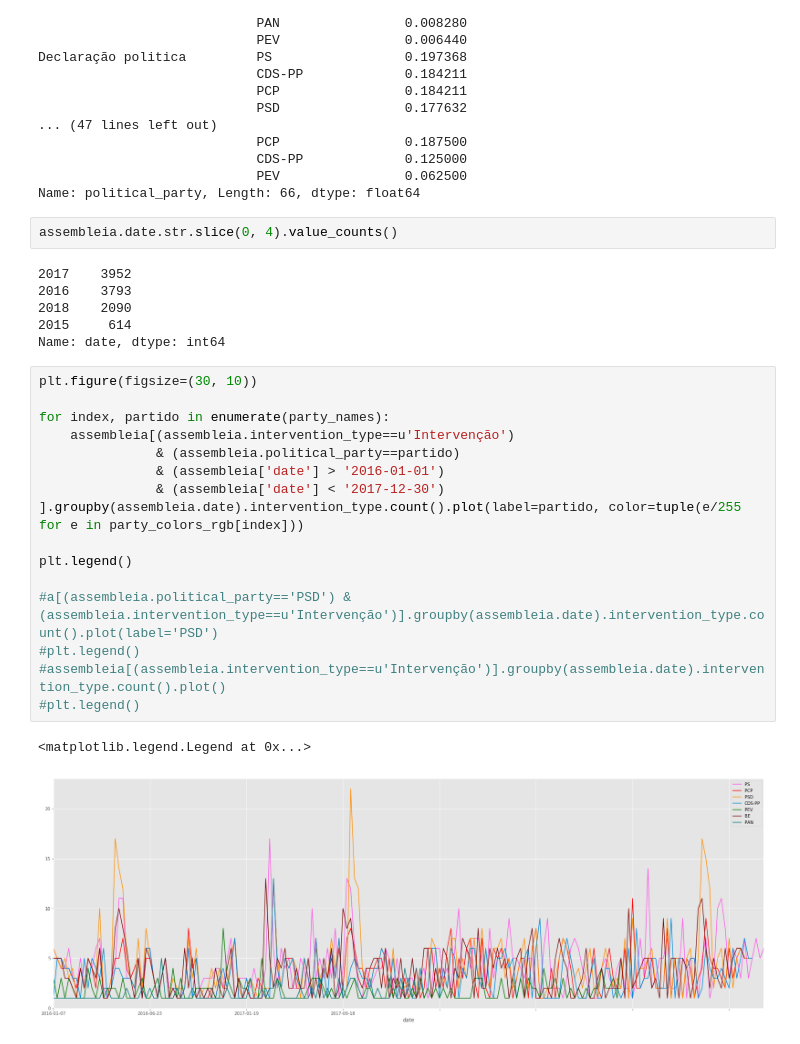
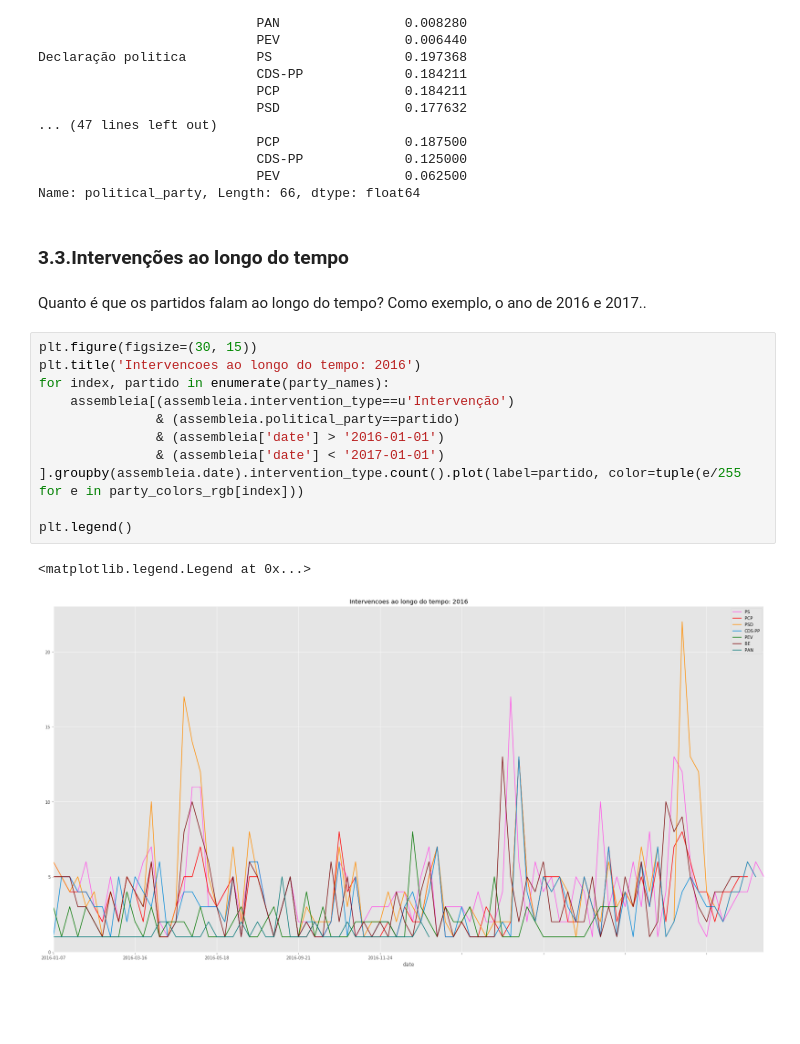
Before and after one commit to duarteocarmo/assembleia, a Jupyter notebook: Analise.ipynb, the cells around one changed output. Cells and saved outputs as stored; diff of their text form; blank space fills up the shorter version.

```diff
--- a/Analise.ipynb
+++ b/Analise.ipynb
@@ -293,29 +232,20 @@ Declaração politica         PS                 0.197368
                             CDS-PP             0.125000
                             PEV                0.062500
 Name: political_party, Length: 66, dtype: float64
-# %%
-assembleia.date.str.slice(0, 4).value_counts()
-# %% [output]
-2017    3952
-2016    3793
-2018    2090
-2015     614
-Name: date, dtype: int64
+# %% [markdown]
+### 3.3.Intervenções ao longo do tempo
+# %% [markdown]
+Quanto é que os partidos falam ao longo do tempo? Como exemplo, o ano de 2016 e 2017..
 # %%
-plt.figure(figsize=(30, 10))
-
+plt.figure(figsize=(30, 15))
+plt.title('Intervencoes ao longo do tempo: 2016')
 for index, partido in enumerate(party_names):
     assembleia[(assembleia.intervention_type==u'Intervenção')
                & (assembleia.political_party==partido)
                & (assembleia['date'] > '2016-01-01')
-               & (assembleia['date'] < '2017-12-30') ].groupby(assembleia.date).intervention_type.count().plot(label=partido, color=tuple(e/255 for e in party_colors_rgb[index]))
+               & (assembleia['date'] < '2017-01-01') ].groupby(assembleia.date).intervention_type.count().plot(label=partido, color=tuple(e/255 for e in party_colors_rgb[index]))
 
 plt.legend()
-
-#a[(assembleia.political_party=='PSD') & (assembleia.intervention_type==u'Intervenção')].groupby(assembleia.date).intervention_type.count().plot(label='PSD')
-#plt.legend()
-#assembleia[(assembleia.intervention_type==u'Intervenção')].groupby(assembleia.date).intervention_type.count().plot()
-#plt.legend()
 # %% [output]
 <matplotlib.legend.Legend at 0x...>
-[figure, old version]
+[figure, new version]
```
Also changed, not shown: parts of 53 cells of this notebook.
